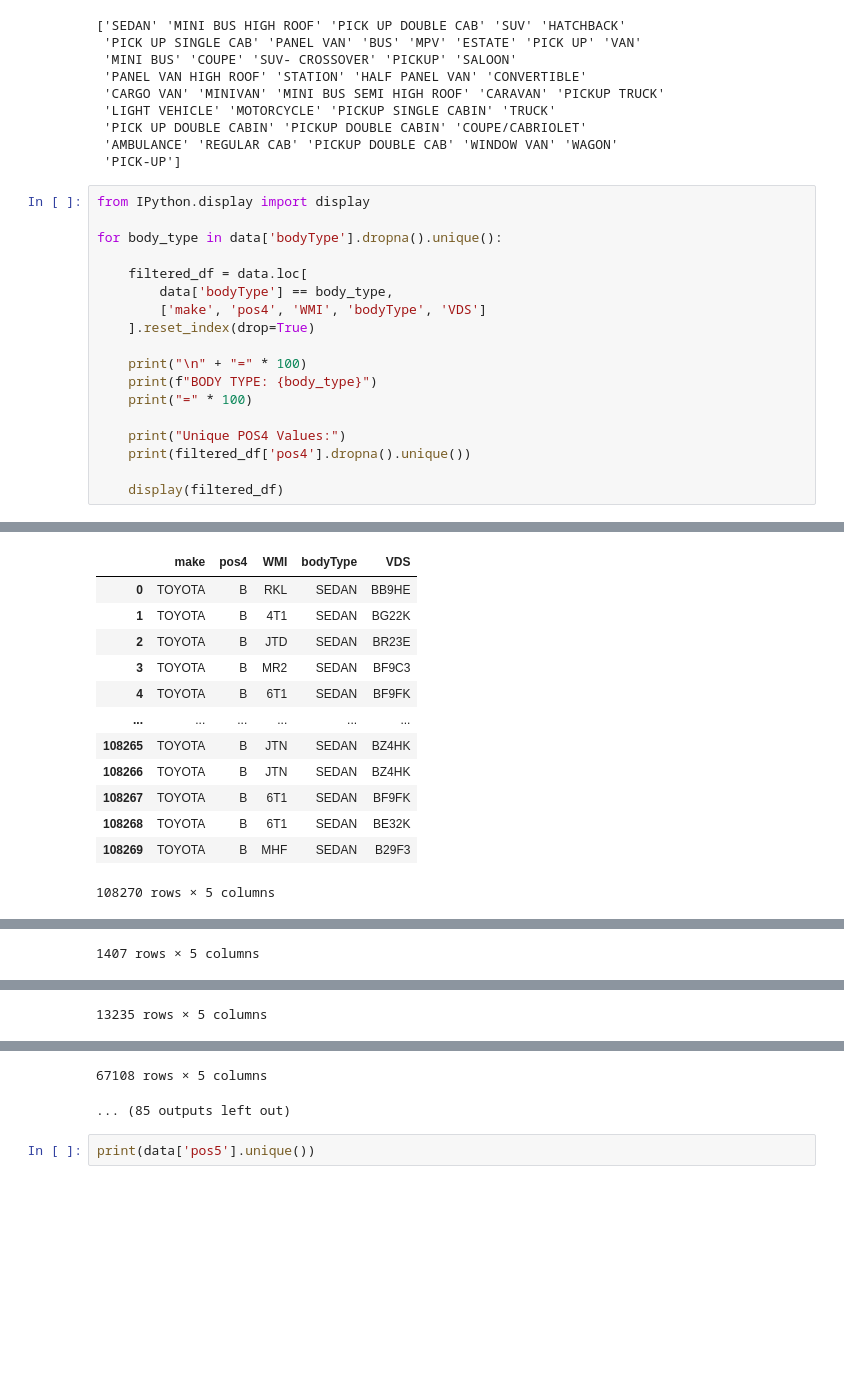
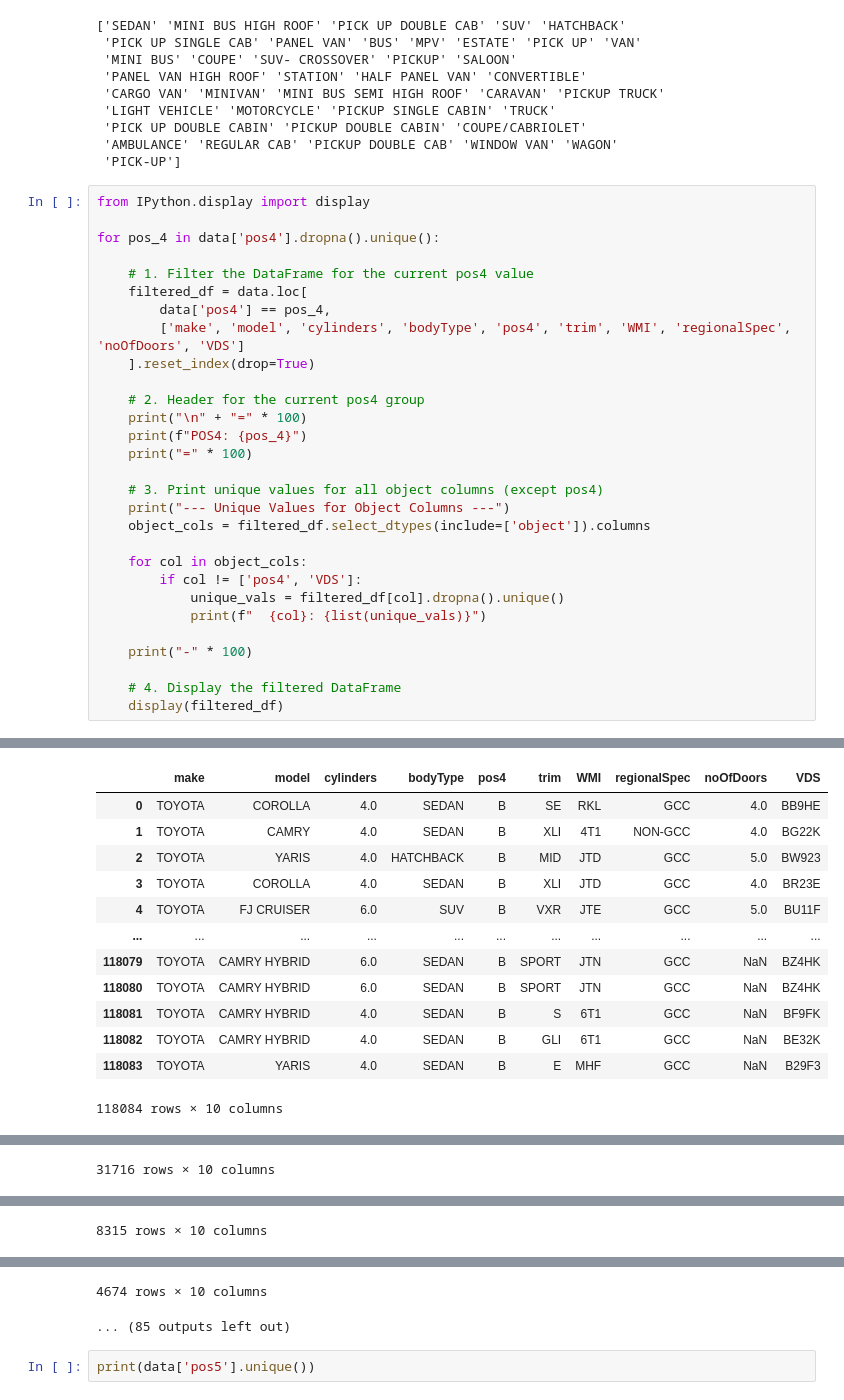
Before and after one commit to ManavKatrodiyaOpash/vin-sphere-python, a Jupyter notebook: Car_wise_analysis/toyota.ipynb, the cells around one changed output, grey strips where cells are left out. Cells and saved outputs as stored; diff of their text form; blank space fills up the shorter version.

```diff
--- a/Car_wise_analysis/toyota.ipynb
+++ b/Car_wise_analysis/toyota.ipynb
@@ -807,20 +807,31 @@ print(data['bodyType'].unique())
 # %%
 from IPython.display import display
 
-for body_type in data['bodyType'].dropna().unique():
+for pos_4 in data['pos4'].dropna().unique():
 
+    # 1. Filter the DataFrame for the current pos4 value
     filtered_df = data.loc[
-        data['bodyType'] == body_type,
-        ['make', 'pos4', 'WMI', 'bodyType', 'VDS']
+        data['pos4'] == pos_4,
+        ['make', 'model', 'cylinders', 'bodyType', 'pos4', 'trim', 'WMI', 'regionalSpec', 'noOfDoors', 'VDS']
     ].reset_index(drop=True)
 
+    # 2. Header for the current pos4 group
     print("\n" + "=" * 100)
-    print(f"BODY TYPE: {body_type}")
+    print(f"POS4: {pos_4}")
     print("=" * 100)
 
-    print("Unique POS4 Values:")
-    print(filtered_df['pos4'].dropna().unique())
+    # 3. Print unique values for all object columns (except pos4)
+    print("--- Unique Values for Object Columns ---")
+    object_cols = filtered_df.select_dtypes(include=['object']).columns
 
+    for col in object_cols:
+        if col != ['pos4', 'VDS']:
+            unique_vals = filtered_df[col].dropna().unique()
+            print(f"  {col}: {list(unique_vals)}")
+
+    print("-" * 100)
+
+    # 4. Display the filtered DataFrame
     display(filtered_df)
 # %% [output]
 ====================================================================================================
@@ -832,14 +849,14 @@ Unique POS4 Values:
-|  | make | pos4 | WMI | bodyType | VDS |
-| 0 | TOYOTA | B | RKL | SEDAN | BB9HE |
-| 1 | TOYOTA | B | 4T1 | SEDAN | BG22K |
-| 2 | TOYOTA | B | JTD | SEDAN | BR23E |
-| 3 | TOYOTA | B | MR2 | SEDAN | BF9C3 |
-| 4 | TOYOTA | B | 6T1 | SEDAN | BF9FK |
-| ... | ... | ... | ... | ... | ... |
-| 108265 | TOYOTA | B | JTN | SEDAN | BZ4HK |
-| 108266 | TOYOTA | B | JTN | SEDAN | BZ4HK |
-| 108267 | TOYOTA | B | 6T1 | SEDAN | BF9FK |
-| 108268 | TOYOTA | B | 6T1 | SEDAN | BE32K |
-| 108269 | TOYOTA | B | MHF | SEDAN | B29F3 |
+|  | make | model | cylinders | bodyType | pos4 | trim | WMI | regionalSpec | noOfDoors | VDS |
+| 0 | TOYOTA | COROLLA | 4.0 | SEDAN | B | SE | RKL | GCC | 4.0 | BB9HE |
+| 1 | TOYOTA | CAMRY | 4.0 | SEDAN | B | XLI | 4T1 | NON-GCC | 4.0 | BG22K |
+| 2 | TOYOTA | YARIS | 4.0 | HATCHBACK | B | MID | JTD | GCC | 5.0 | BW923 |
+| 3 | TOYOTA | COROLLA | 4.0 | SEDAN | B | XLI | JTD | GCC | 4.0 | BR23E |
+| 4 | TOYOTA | FJ CRUISER | 6.0 | SUV | B | VXR | JTE | GCC | 5.0 | BU11F |
+| ... | ... | ... | ... | ... | ... | ... | ... | ... | ... | ... |
+| 118079 | TOYOTA | CAMRY HYBRID | 6.0 | SEDAN | B | SPORT | JTN | GCC | NaN | BZ4HK |
+| 118080 | TOYOTA | CAMRY HYBRID | 6.0 | SEDAN | B | SPORT | JTN | GCC | NaN | BZ4HK |
+| 118081 | TOYOTA | CAMRY HYBRID | 4.0 | SEDAN | B | S | 6T1 | GCC | NaN | BF9FK |
+| 118082 | TOYOTA | CAMRY HYBRID | 4.0 | SEDAN | B | GLI | 6T1 | GCC | NaN | BE32K |
+| 118083 | TOYOTA | YARIS | 4.0 | SEDAN | B | E | MHF | GCC | NaN | B29F3 |
-108270 rows × 5 columns
+118084 rows × 10 columns
 ====================================================================================================
@@ -862,2 +886,2 @@ Unique POS4 Values:
-1407 rows × 5 columns
+31716 rows × 10 columns
 ====================================================================================================
@@ -881,2 +911,2 @@ Unique POS4 Values:
-13235 rows × 5 columns
+8315 rows × 10 columns
 ====================================================================================================
@@ -900,4 +936,4 @@ Unique POS4 Values:
-67108 rows × 5 columns
+4674 rows × 10 columns
 ... (85 outputs left out)
 # %%
 print(data['pos5'].unique())
```
Also changed, not shown: parts of 2 cells of this notebook.
